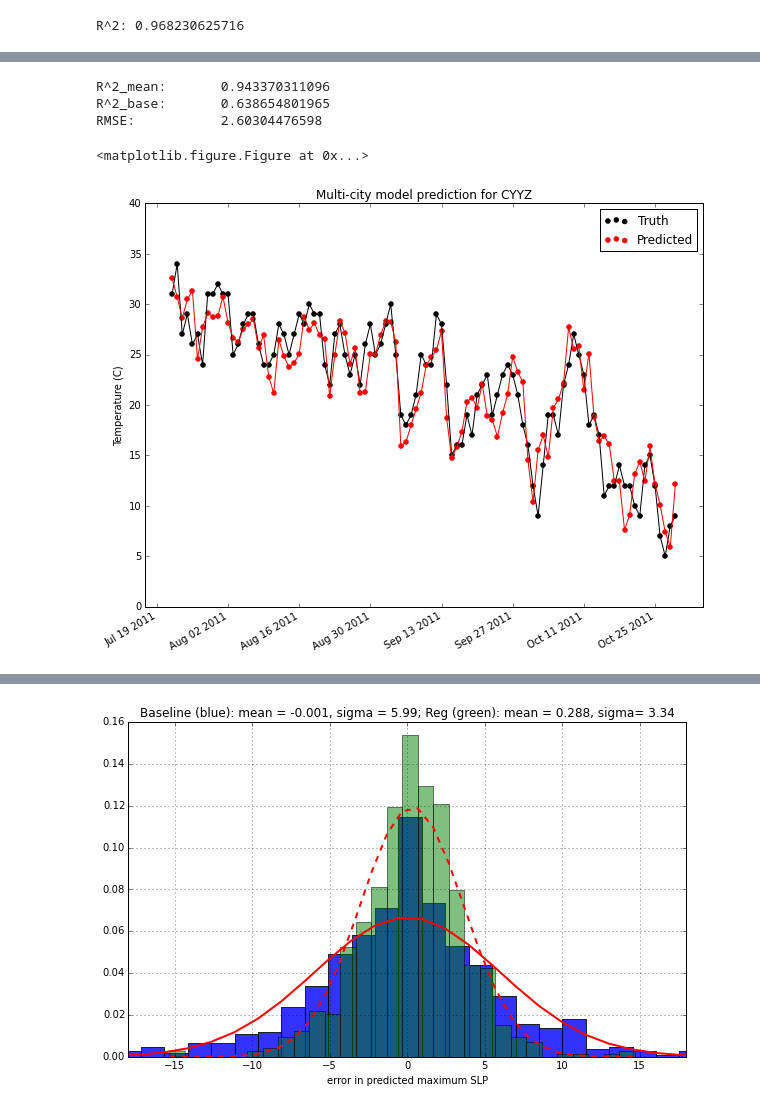
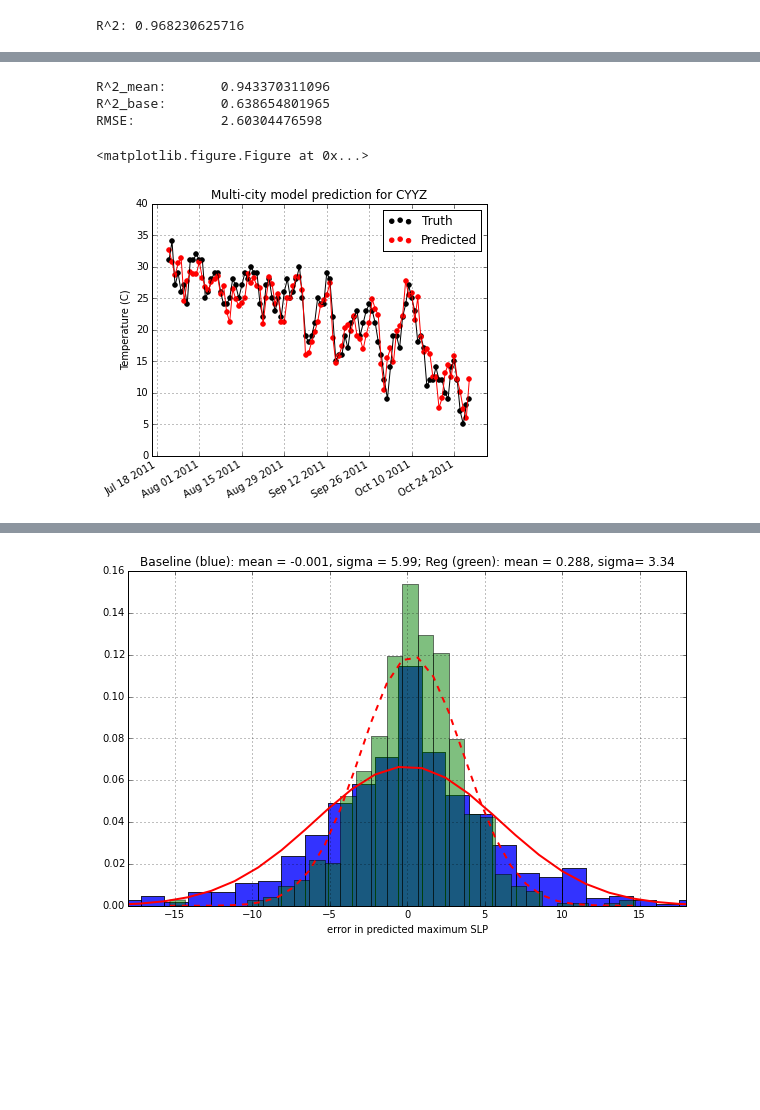
Before and after one commit to majorgowan/wpwp, a Jupyter notebook: Notebooks/wU_Regression_models.ipynb, the cells around one changed output, grey strips where cells are left out. Saved outputs shown, nothing was run; the diff lists cells and outputs as text; code cells hidden in the pictures; blank space fills up the shorter version.

```diff
--- a/Notebooks/wU_Regression_models.ipynb
+++ b/Notebooks/wU_Regression_models.ipynb
@@ -10,5 +10,7 @@ cd D:/mfruman/Documents/wpwp/Python
 D:\mfruman\Documents\wpwp\Python
 # %%
 pylab.rcParams['figure.figsize'] = (10.0, 8.0)
+# %%
+pylab.rcParams['figure.figsize'] = (6.0, 5.0)
 # %%
 import wURegression as Reg
@@ -245,18 +245,19 @@ Map.contourPlotStationsOnMap(stations, sum_coef, title='sum of scaled regression
 # %%
 # predict
 date_list, pred, target, model_perf = Reg.multiCityTaylorPredict(model_params, \
                                                                  '2011-01-01', '2012-12-31', \
                                                                  actual=True)
 ax = Reg.plotModelPred(date_list, pred, target, startIndex=200, endIndex=300, showIt=False)
 ax.set_title('Multi-city model prediction for CYYZ')
 ax.set_ylabel('Temperature (C)')
+ax.grid(True)
 plt.show()
 # %% [output]
 R^2_mean:       0.943370311096
 R^2_base:       0.638654801965
 RMSE:           2.60304476598
 <matplotlib.figure.Figure at 0x...>
-[figure, old version]
+[figure, new version]
 # %%
 # Some statistics of this rather decent prediction!
 import matplotlib.mlab as mlab
```
Also changed, not shown: parts of 13 cells of this notebook, 13 other files.
